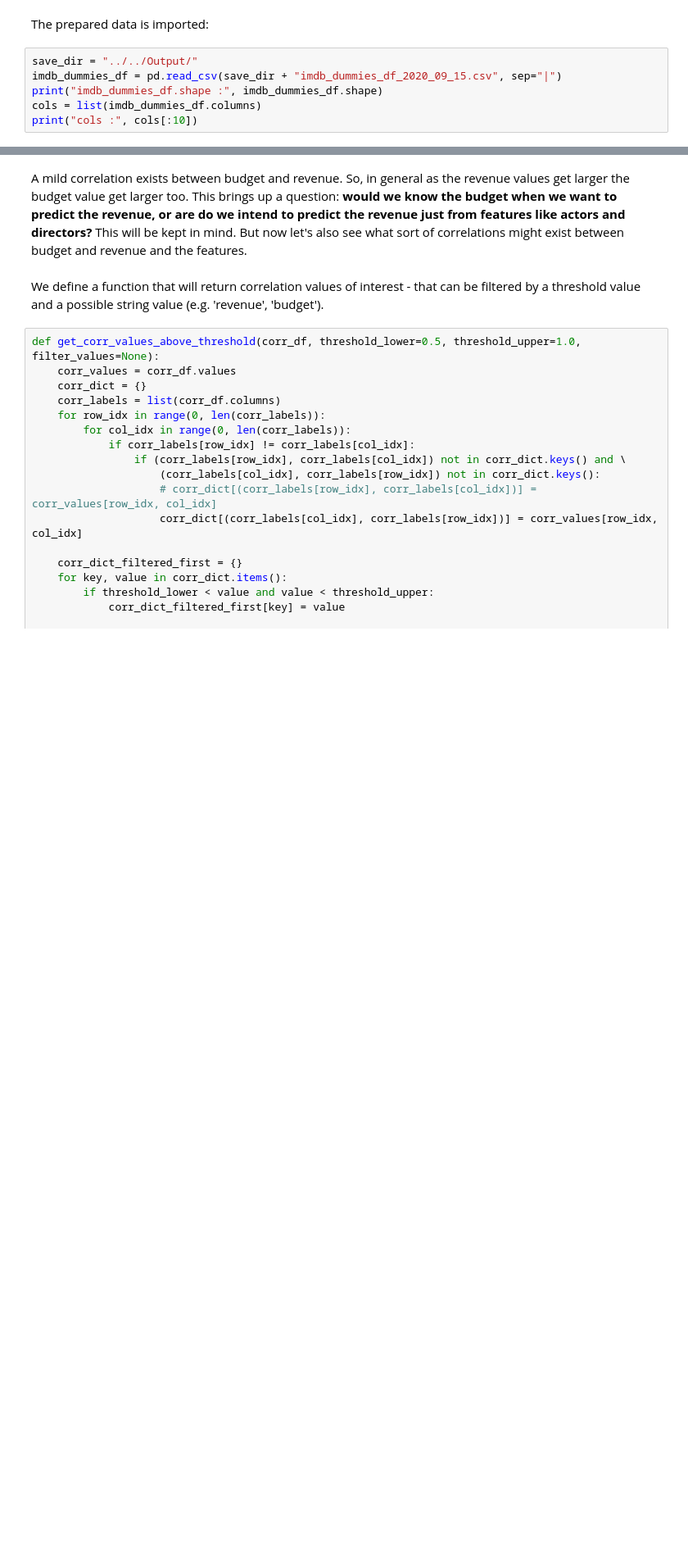
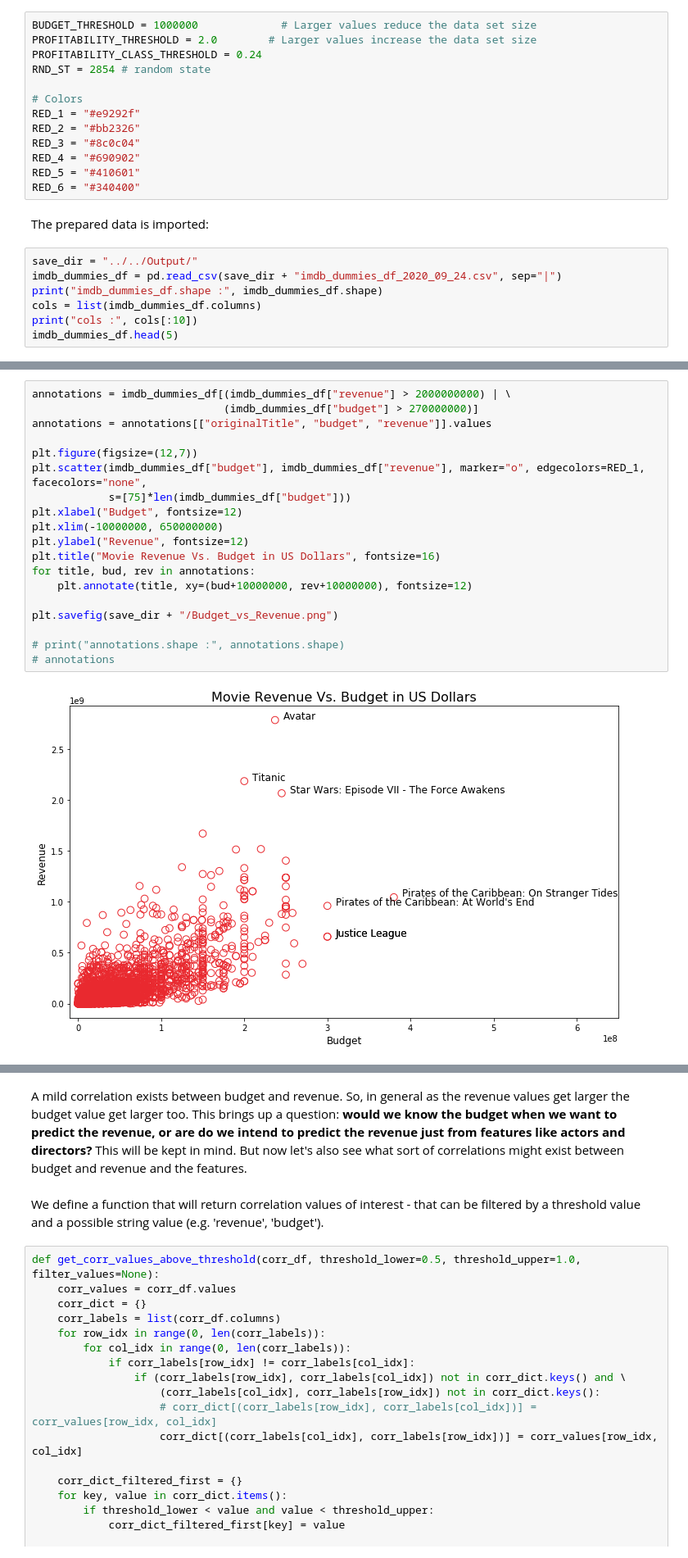
Before and after one commit to tcharsol/mads-movies, a Jupyter notebook: machine-learning-data-exploration.ipynb, the cells around one changed output, grey strips where cells are left out. Shown at 82% size. Cells and saved outputs as stored; diff of their text form; blank space fills up the shorter version.

```diff
--- a/machine-learning-data-exploration.ipynb
+++ b/machine-learning-data-exploration.ipynb
@@ -12,8 +17,22 @@ import matplotlib.pyplot as plt
+# %%
+BUDGET_THRESHOLD = 1000000             # Larger values reduce the data set size
+PROFITABILITY_THRESHOLD = 2.0        # Larger values increase the data set size
+PROFITABILITY_CLASS_THRESHOLD = 0.24
+RND_ST = 2854 # random state
+
+# Colors
+RED_1 = "#e9292f"
+RED_2 = "#bb2326"
+RED_3 = "#8c0c04"
+RED_4 = "#690902"
+RED_5 = "#410601"
+RED_6 = "#340400"
 # %% [markdown]
 The prepared data is imported:
 # %%
 save_dir = "../../Output/"
-imdb_dummies_df = pd.read_csv(save_dir + "imdb_dummies_df_2020_09_15.csv", sep="|")
+imdb_dummies_df = pd.read_csv(save_dir + "imdb_dummies_df_2020_09_24.csv", sep="|")
 print("imdb_dummies_df.shape :", imdb_dummies_df.shape)
 cols = list(imdb_dummies_df.columns)
 print("cols :", cols[:10])
+imdb_dummies_df.head(5)
@@ -27,0 +53,21 @@ plt.savefig(save_dir + "/Budget_vs_Revenue.png")
+# %%
+annotations = imdb_dummies_df[(imdb_dummies_df["revenue"] > 2000000000) | \
+                              (imdb_dummies_df["budget"] > 270000000)]
+annotations = annotations[["originalTitle", "budget", "revenue"]].values
+
+plt.figure(figsize=(12,7))
+plt.scatter(imdb_dummies_df["budget"], imdb_dummies_df["revenue"], marker="o", edgecolors=RED_1, facecolors="none",
+            s=[75]*len(imdb_dummies_df["budget"]))
+plt.xlabel("Budget", fontsize=12)
+plt.xlim(-10000000, 650000000)
+plt.ylabel("Revenue", fontsize=12)
+plt.title("Movie Revenue Vs. Budget in US Dollars", fontsize=16)
+for title, bud, rev in annotations:
+    plt.annotate(title, xy=(bud+10000000, rev+10000000), fontsize=12)
+
+plt.savefig(save_dir + "/Budget_vs_Revenue.png")
+
+# print("annotations.shape :", annotations.shape)
+# annotations
+# %% [output]
+[figure, added]
```
Also changed, not shown: parts of 50 cells of this notebook, 13 other files.
